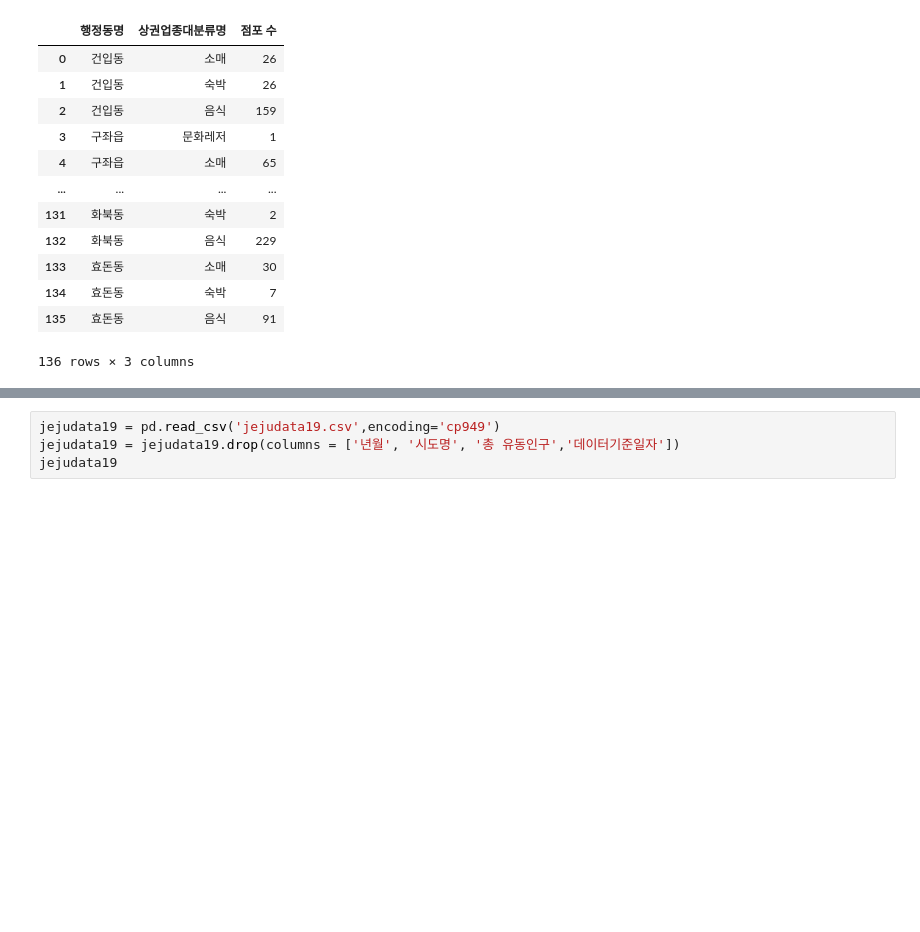
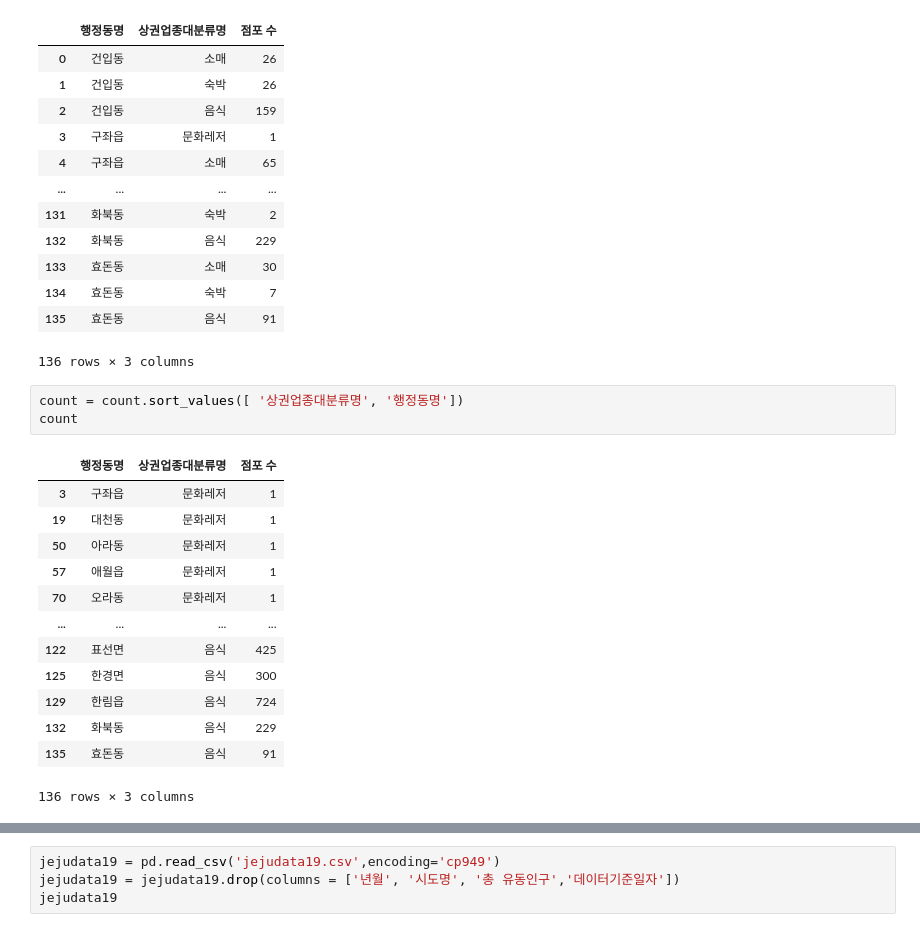
Before and after one commit to biggyapple/yechan, a Jupyter notebook: industry.ipynb, the cells around one changed output, grey strips where cells are left out. Cells and saved outputs as stored; diff of their text form; blank space fills up the shorter version.

```diff
--- a/industry.ipynb
+++ b/industry.ipynb
@@ -73,3 +73,20 @@ count
 | 134 | 효돈동 | 숙박 | 7 |
 | 135 | 효돈동 | 음식 | 91 |
 136 rows × 3 columns
+# %%
+count = count.sort_values([ '상권업종대분류명', '행정동명'])
+count
+# %% [output]
+|  | 행정동명 | 상권업종대분류명 | 점포 수 |
+| 3 | 구좌읍 | 문화레저 | 1 |
+| 19 | 대천동 | 문화레저 | 1 |
+| 50 | 아라동 | 문화레저 | 1 |
+| 57 | 애월읍 | 문화레저 | 1 |
+| 70 | 오라동 | 문화레저 | 1 |
+| ... | ... | ... | ... |
+| 122 | 표선면 | 음식 | 425 |
+| 125 | 한경면 | 음식 | 300 |
+| 129 | 한림읍 | 음식 | 724 |
+| 132 | 화북동 | 음식 | 229 |
+| 135 | 효돈동 | 음식 | 91 |
+136 rows × 3 columns
```
Also changed, not shown: parts of 8 cells of this notebook.
